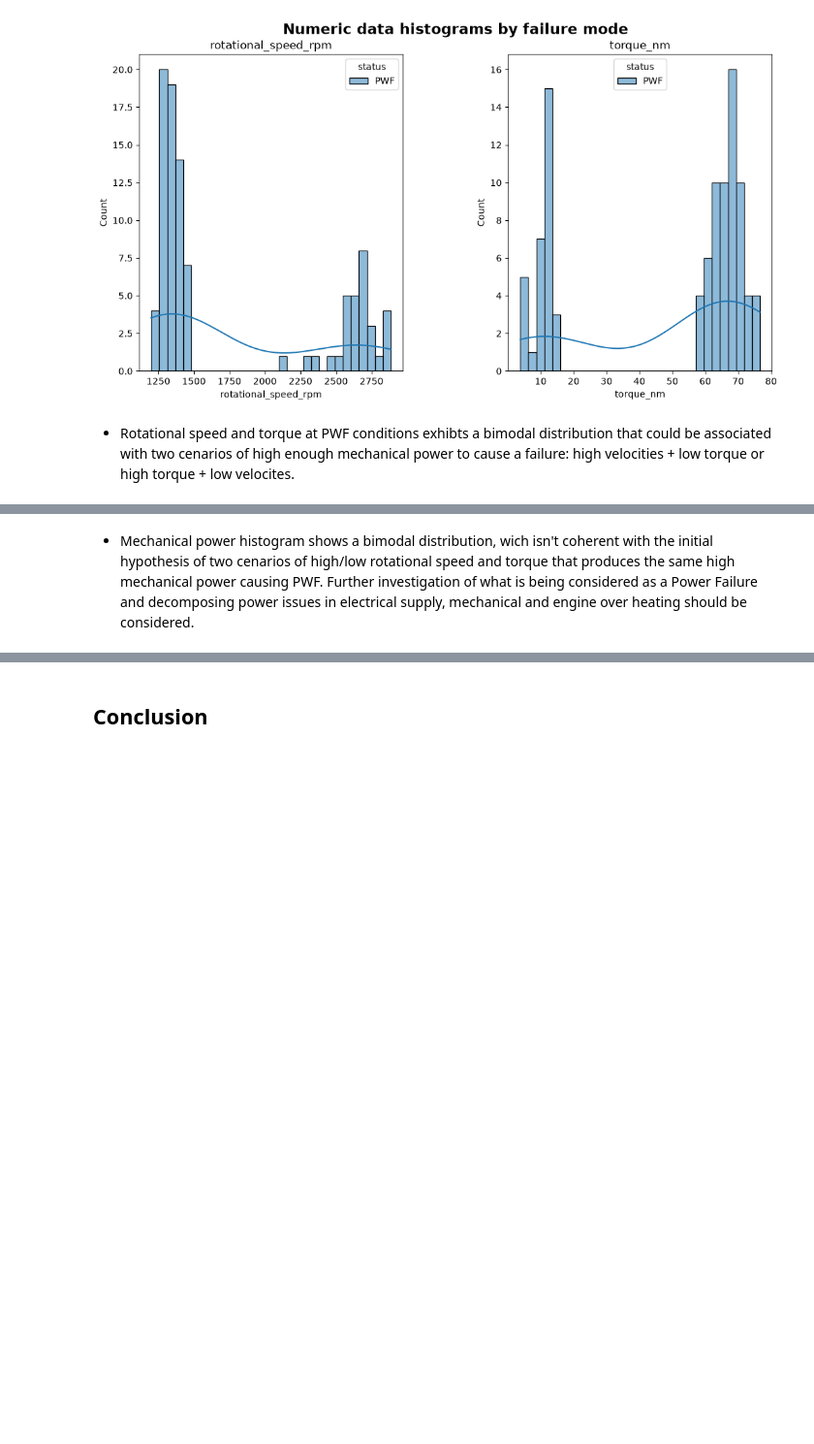
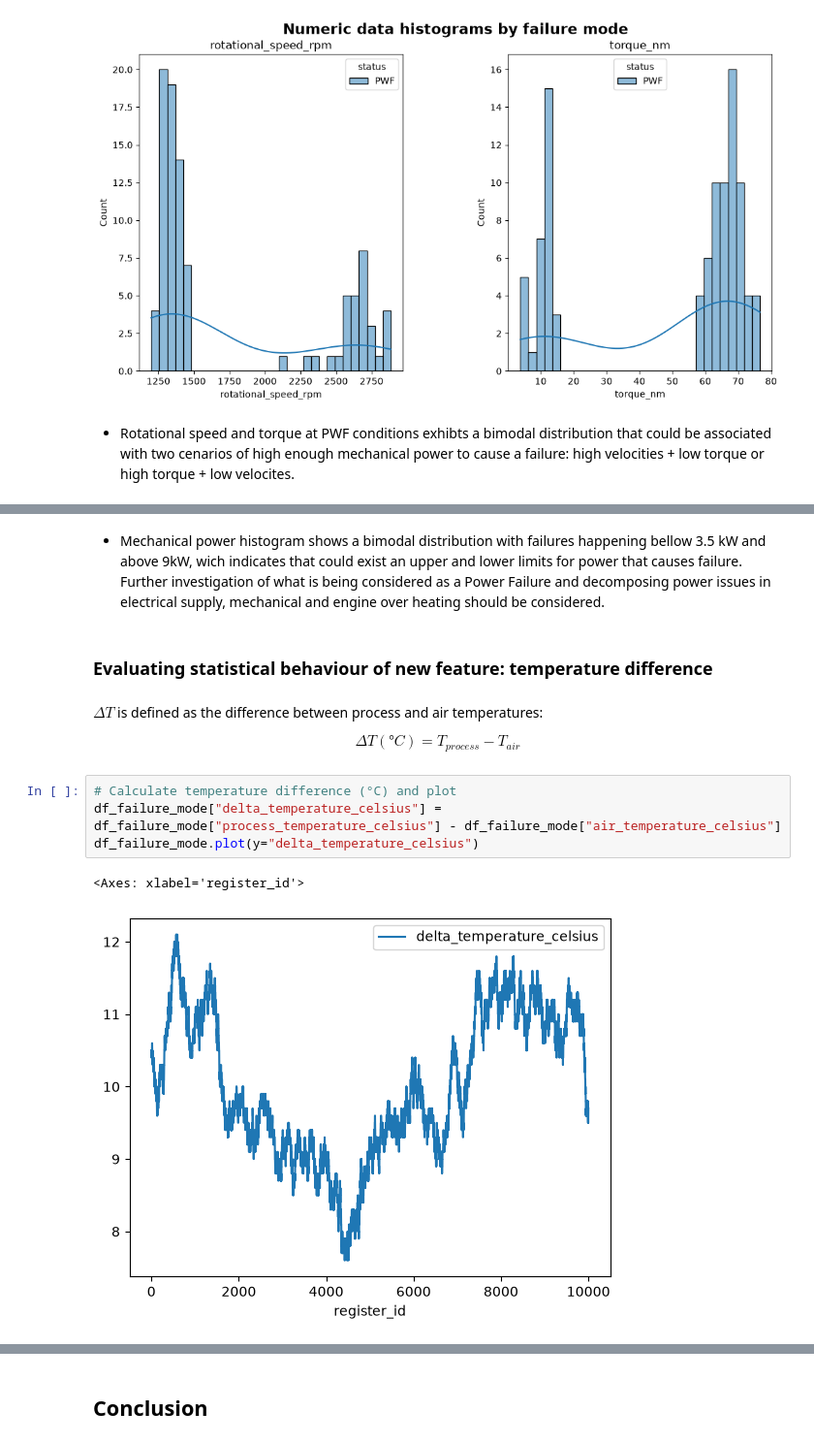
Before and after one commit to ghperez/milling-pdm, a Jupyter notebook: notebooks/01_statistical_profiling.ipynb, the cells around one changed output, grey strips where cells are left out. Shown at 97% size. Cells and saved outputs as stored; diff of their text form; blank space fills up the shorter version.

Commit message:
Organized temperature difference session and added new conclusions

```diff
--- a/notebooks/01_statistical_profiling.ipynb
+++ b/notebooks/01_statistical_profiling.ipynb
@@ -432,2 +461,15 @@ for i, name in enumerate(ax_dict.keys(), 1):
 # %% [markdown]
-- Mechanical power histogram shows a bimodal distribution, wich isn't coherent with the initial hypothesis of two cenarios of high/low rotational speed and torque that produces the same high mechanical power causing PWF. Further investigation of what is being considered as a Power Failure and decomposing power issues in electrical supply, mechanical and engine over heating should be considered.
+- Mechanical power histogram shows a bimodal distribution with failures happening bellow 3.5 kW and above 9kW, wich indicates that could exist an upper and lower limits for power that causes failure. Further investigation of what is being considered as a Power Failure and decomposing power issues in electrical supply, mechanical and engine over heating should be considered.
+# %% [markdown]
+### Evaluating statistical behaviour of new feature: temperature difference
+# %% [markdown]
+$\Delta T$ is defined as the difference between process and air temperatures:
+
+$$\Delta T(°C) = T_{process} - T_{air}$$
+# %%
+# Calculate temperature difference (°C) and plot
+df_failure_mode["delta_temperature_celsius"] = df_failure_mode["process_temperature_celsius"] - df_failure_mode["air_temperature_celsius"]
+df_failure_mode.plot(y="delta_temperature_celsius")
+# %% [output]
+<Axes: xlabel='register_id'>
+[figure, added]
```
Also changed, not shown: parts of 14 cells of this notebook.
